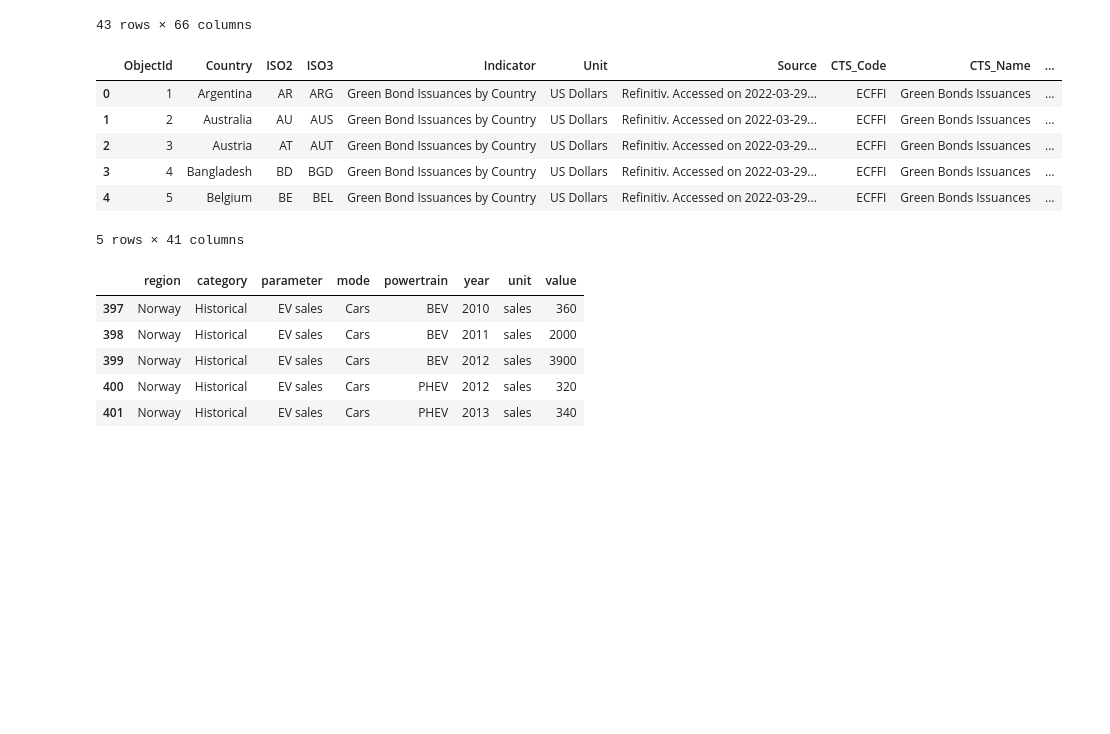
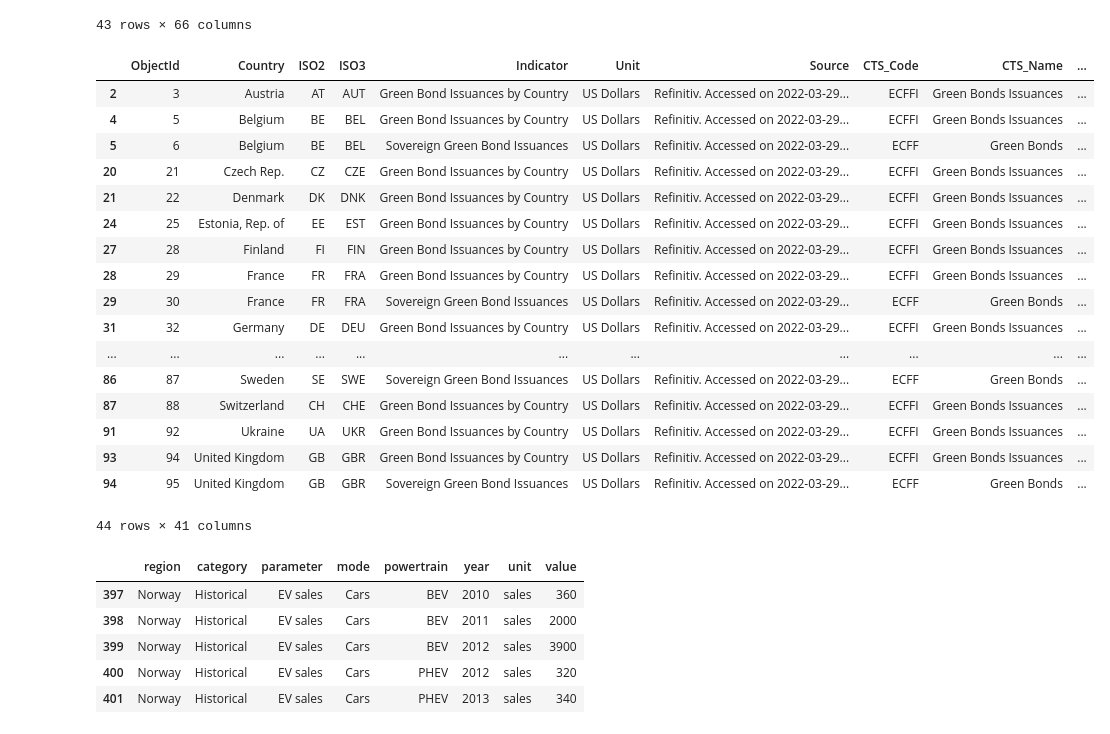
Before and after one commit to TrulsST/VisualAnalytics, a Jupyter notebook: Data_processing.ipynb, the cells around one changed output. Saved outputs shown, nothing was run; the diff lists cells and outputs as text; code cells hidden in the pictures; blank space fills up the shorter version.

```diff
--- a/Data_processing.ipynb
+++ b/Data_processing.ipynb
@@ -300,15 +281,28 @@ df_gdp
 # %%
 # Green Bonds
 df_green_bonds = pd.read_csv("data/Green_Bonds.csv")
-df_green_bonds.head(5)
+
+df_green_bonds = df_green_bonds[df_green_bonds['ISO3'].isin(set(df_temp_change_euro['ISO3']))]
+df_green_bonds
 # %% [output]
 |  | ObjectId | Country | ISO2 | ISO3 | Indicator | Unit | Source | CTS_Code | CTS_Name | ... |
-| 0 | 1 | Argentina | AR | ARG | Green Bond Issuances by Country | US Dollars | Refinitiv. Accessed on 2022-03-29... | ECFFI | Green Bonds Issuances | ... |
-| 1 | 2 | Australia | AU | AUS | Green Bond Issuances by Country | US Dollars | Refinitiv. Accessed on 2022-03-29... | ECFFI | Green Bonds Issuances | ... |
 | 2 | 3 | Austria | AT | AUT | Green Bond Issuances by Country | US Dollars | Refinitiv. Accessed on 2022-03-29... | ECFFI | Green Bonds Issuances | ... |
-| 3 | 4 | Bangladesh | BD | BGD | Green Bond Issuances by Country | US Dollars | Refinitiv. Accessed on 2022-03-29... | ECFFI | Green Bonds Issuances | ... |
 | 4 | 5 | Belgium | BE | BEL | Green Bond Issuances by Country | US Dollars | Refinitiv. Accessed on 2022-03-29... | ECFFI | Green Bonds Issuances | ... |
+| 5 | 6 | Belgium | BE | BEL | Sovereign Green Bond Issuances | US Dollars | Refinitiv. Accessed on 2022-03-29... | ECFF | Green Bonds | ... |
+| 20 | 21 | Czech Rep. | CZ | CZE | Green Bond Issuances by Country | US Dollars | Refinitiv. Accessed on 2022-03-29... | ECFFI | Green Bonds Issuances | ... |
+| 21 | 22 | Denmark | DK | DNK | Green Bond Issuances by Country | US Dollars | Refinitiv. Accessed on 2022-03-29... | ECFFI | Green Bonds Issuances | ... |
+| 24 | 25 | Estonia, Rep. of | EE | EST | Green Bond Issuances by Country | US Dollars | Refinitiv. Accessed on 2022-03-29... | ECFFI | Green Bonds Issuances | ... |
+| 27 | 28 | Finland | FI | FIN | Green Bond Issuances by Country | US Dollars | Refinitiv. Accessed on 2022-03-29... | ECFFI | Green Bonds Issuances | ... |
+| 28 | 29 | France | FR | FRA | Green Bond Issuances by Country | US Dollars | Refinitiv. Accessed on 2022-03-29... | ECFFI | Green Bonds Issuances | ... |
+| 29 | 30 | France | FR | FRA | Sovereign Green Bond Issuances | US Dollars | Refinitiv. Accessed on 2022-03-29... | ECFF | Green Bonds | ... |
+| 31 | 32 | Germany | DE | DEU | Green Bond Issuances by Country | US Dollars | Refinitiv. Accessed on 2022-03-29... | ECFFI | Green Bonds Issuances | ... |
+| ... | ... | ... | ... | ... | ... | ... | ... | ... | ... | ... |
+| 86 | 87 | Sweden | SE | SWE | Sovereign Green Bond Issuances | US Dollars | Refinitiv. Accessed on 2022-03-29... | ECFF | Green Bonds | ... |
+| 87 | 88 | Switzerland | CH | CHE | Green Bond Issuances by Country | US Dollars | Refinitiv. Accessed on 2022-03-29... | ECFFI | Green Bonds Issuances | ... |
+| 91 | 92 | Ukraine | UA | UKR | Green Bond Issuances by Country | US Dollars | Refinitiv. Accessed on 2022-03-29... | ECFFI | Green Bonds Issuances | ... |
+| 93 | 94 | United Kingdom | GB | GBR | Green Bond Issuances by Country | US Dollars | Refinitiv. Accessed on 2022-03-29... | ECFFI | Green Bonds Issuances | ... |
+| 94 | 95 | United Kingdom | GB | GBR | Sovereign Green Bond Issuances | US Dollars | Refinitiv. Accessed on 2022-03-29... | ECFF | Green Bonds | ... |
-5 rows × 41 columns
+44 rows × 41 columns
 # %%
 df_ev_sales = pd.read_csv("data/IEA-EV-dataEV salesCarsHistorical.csv")
 df_ev_chargingP = pd.read_csv("data/IEA-EV-dataEV charging pointsHistorical.csv")
```
Also changed, not shown: parts of 2 cells of this notebook, 3 other files.
